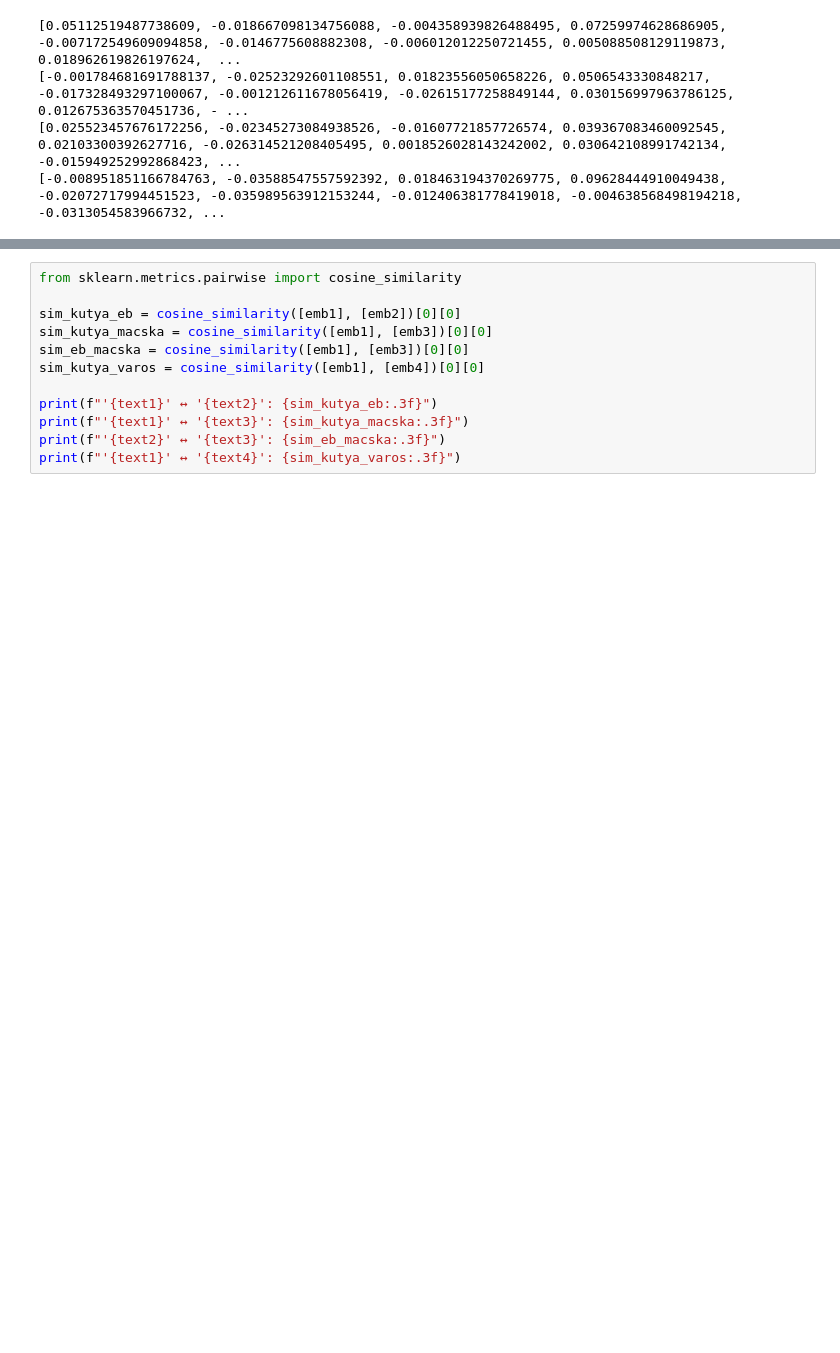
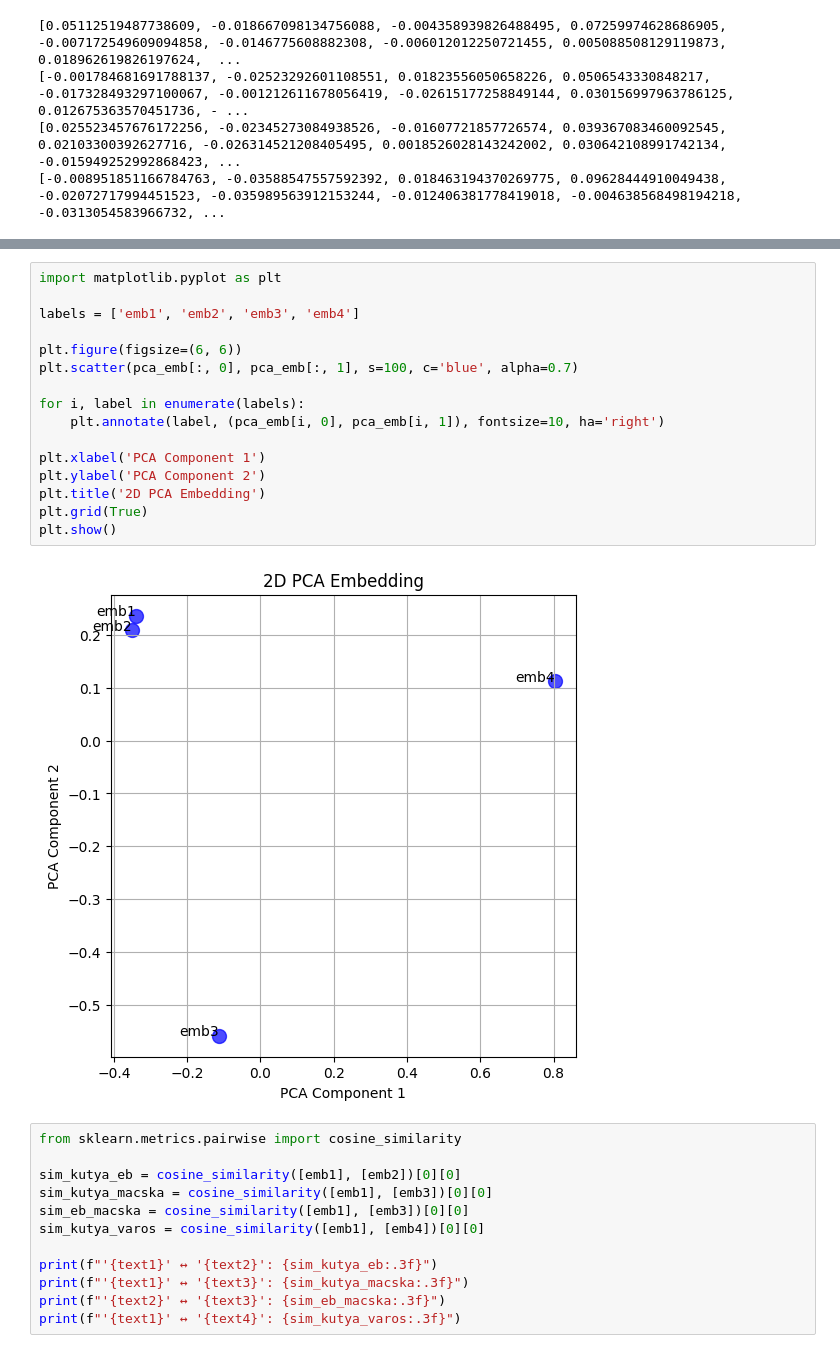
Before and after one commit to heihachi78/ai_in_90_minutes, a Jupyter notebook: notebooks/2_llm_foundamentals_hu.ipynb, the cells around one changed output, grey strips where cells are left out. Cells and saved outputs as stored; diff of their text form; blank space fills up the shorter version.

Commit message:
pca for embeddings

```diff
--- a/notebooks/2_llm_foundamentals_hu.ipynb
+++ b/notebooks/2_llm_foundamentals_hu.ipynb
@@ -1251,3 +1260,21 @@ print(emb4)
+# %%
+import matplotlib.pyplot as plt
+
+labels = ['emb1', 'emb2', 'emb3', 'emb4']
+
+plt.figure(figsize=(6, 6))
+plt.scatter(pca_emb[:, 0], pca_emb[:, 1], s=100, c='blue', alpha=0.7)
+
+for i, label in enumerate(labels):
+    plt.annotate(label, (pca_emb[i, 0], pca_emb[i, 1]), fontsize=10, ha='right')
+
+plt.xlabel('PCA Component 1')
+plt.ylabel('PCA Component 2')
+plt.title('2D PCA Embedding')
+plt.grid(True)
+plt.show()
+# %% [output]
+[figure, added]
 # %%
 from sklearn.metrics.pairwise import cosine_similarity
 
```
Also changed, not shown: parts of 1 cell of this notebook.
